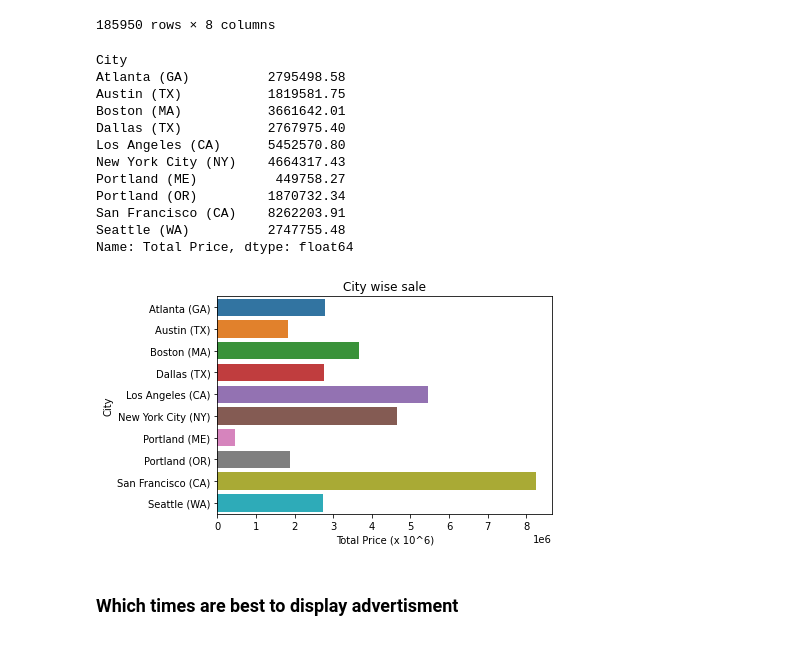
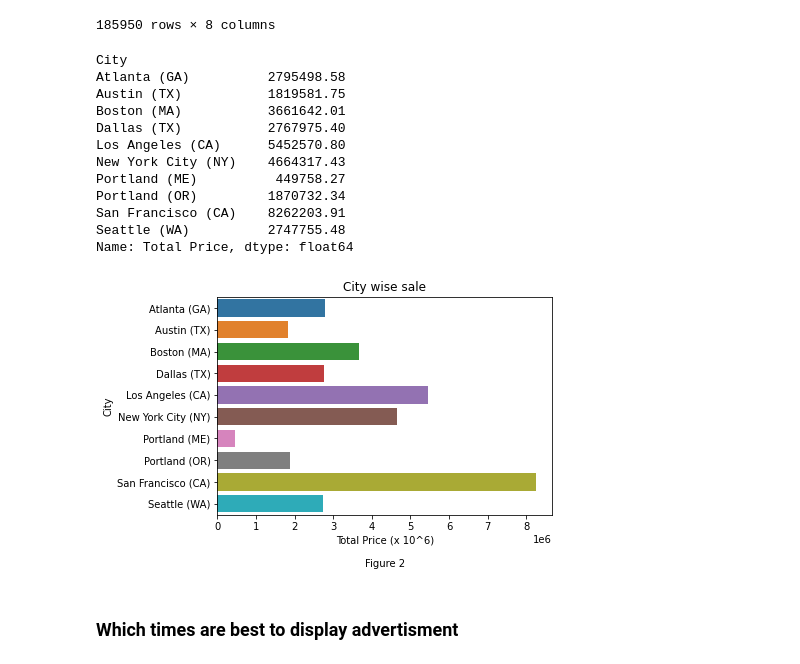
Before and after one commit to d-s-dc/Data-Analysis-on-Sales, a Jupyter notebook: Project.ipynb, the cells around one changed output. Cells and saved outputs as stored; diff of their text form; code cells hidden in the pictures.

```diff
--- a/Project.ipynb
+++ b/Project.ipynb
@@ -16,13 +16,14 @@ filenames = glob(folderpath + '/*')
 keys = []
 dfs = []
 for x in filenames:
-    temp = pd.read_csv(x, parse_date = ["datetime"])
+    temp = pd.read_csv(x)
     temp[['Price Each', 'Quantity Ordered']] = temp[['Price Each', 'Quantity Ordered']].apply(pd.to_numeric, errors = 'coerce')
     temp = temp.dropna().reset_index(drop = True)
     dfs.append(temp)
     result = re.search("_([a-zA-Z]*)_", x)
     keys.append(result.group(1))
 concatenated = pd.concat(dfs, keys = keys)
+concatenated['Order Date'] = pd.to_datetime(concatenated['Order Date'])
 mdisplay(concatenated)
 # %% [output]
 |  |  | Order ID | Product | Quantity Ordered | Price Each | Order Date | Purchase Address |
@@ -162,24 +164,24 @@ data
 # %%
 city_wise = data.groupby(by = 'City').sum()['Total Price']
 print(city_wise)
 sns.barplot(y = city_wise.index, x = city_wise)
-plt.xlabel('Total Price (x 10^6)')
+plt.xlabel('Total Price (x 10^6)\n\nFigure 2')
 plt.title('City wise sale')
 sns.reset_orig()
 # %% [output]
 City
 Atlanta (GA)          2795498.58
 Austin (TX)           1819581.75
 Boston (MA)           3661642.01
 Dallas (TX)           2767975.40
 Los Angeles (CA)      5452570.80
 New York City (NY)    4664317.43
 Portland (ME)          449758.27
 Portland (OR)         1870732.34
 San Francisco (CA)    8262203.91
 Seattle (WA)          2747755.48
 Name: Total Price, dtype: float64
-[figure, old version]
+[figure, new version]
 # %% [markdown]
 ### Which times are best to display advertisment
 # %%
```
Also changed, not shown: parts of 6 cells of this notebook.
